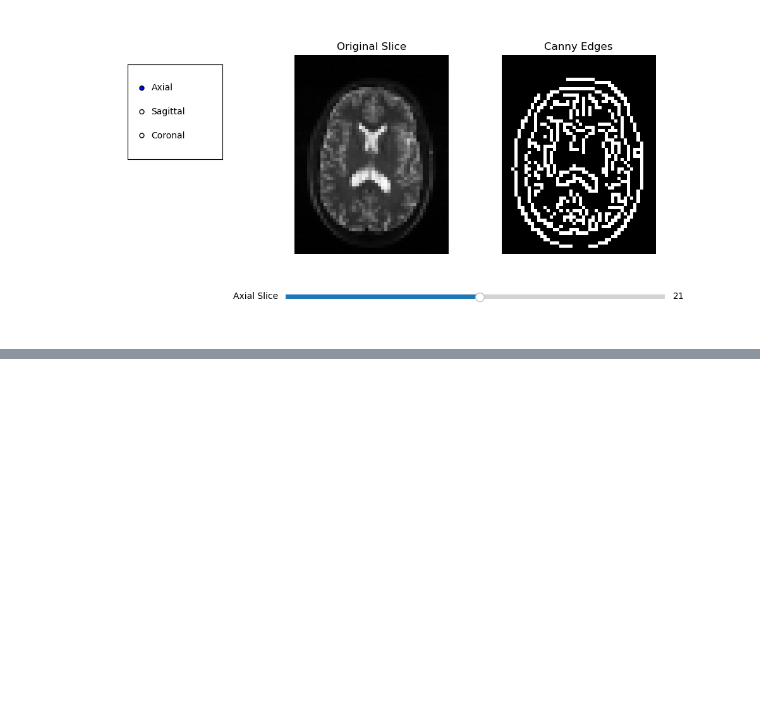
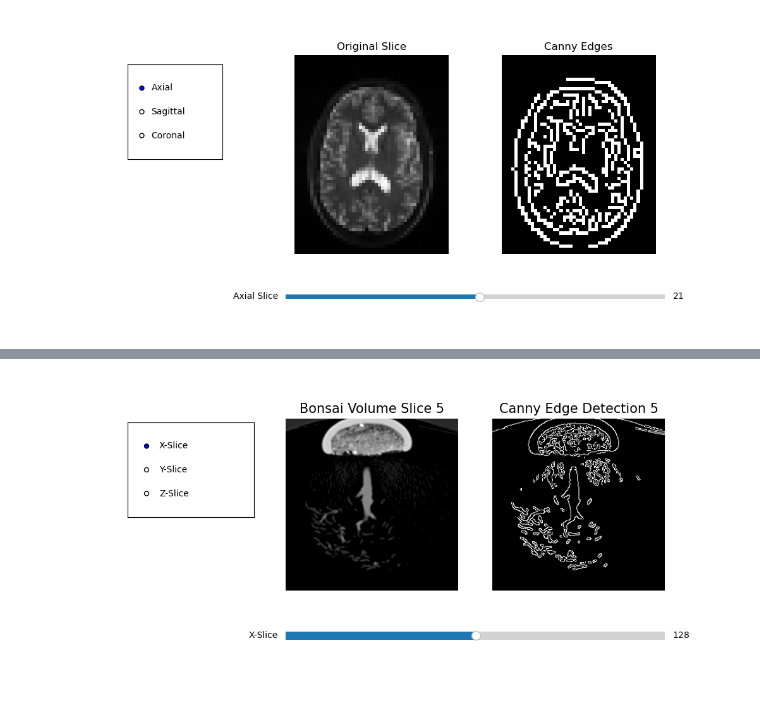
Before and after one commit to Bosser16/canny-edge, a Jupyter notebook: Canny-Edge-Slices.ipynb, the cells around one changed output, grey strips where cells are left out. Cells and saved outputs as stored; diff of their text form; code cells hidden in the pictures; blank space fills up the shorter version.

```diff
--- a/Canny-Edge-Slices.ipynb
+++ b/Canny-Edge-Slices.ipynb
@@ -284,0 +339,72 @@ Note: you may need to restart the kernel to use updated packages.
+# %%
+def load_volume5(filename5: str, shape5=(256, 256, 256), dtype=np.uint8) -> np.ndarray:
+    with open(filename5, 'rb') as f:
+        volume5 = np.fromfile(f, dtype=dtype).reshape(shape5)
+    return volume5
+
+def get_slice5(volume5: np.ndarray, axis5: int, index5: int) -> np.ndarray:
+    if axis5 == 0:
+        slice_2d5 = volume5[index5, :, :]
+    elif axis5 == 1:
+        slice_2d5 = volume5[:, index5, :]
+    elif axis5 == 2:
+        slice_2d5 = volume5[:, :, index5]
+    else:
+        raise ValueError("Axis must be 0, 1, or 2.")
+    return ((slice_2d5 - np.min(slice_2d5)) / np.ptp(slice_2d5) * 255).astype(np.uint8)
+
+def apply_canny5(img5: np.ndarray, low_thresh5=50, high_thresh5=150) -> np.ndarray:
+    return cv2.Canny(img5, low_thresh5, high_thresh5)
+
+filename5 = "bonsai_256x256x256_uint8.raw"
+shape5 = (256, 256, 256)
+volume5 = load_volume5(filename5, shape5)
+
+axis5 = 0
+slice_index5 = shape5[axis5] // 2
+
+fig5, (ax1_5, ax2_5) = plt.subplots(1, 2, figsize=(10, 5))
+plt.subplots_adjust(left=0.3, bottom=0.3)
+
+img5 = get_slice5(volume5, axis5, slice_index5)
+edges5 = apply_canny5(img5)
+
+im1_5 = ax1_5.imshow(img5, cmap='gray', aspect='equal')
+ax1_5.set_title("Bonsai Volume Slice 5", fontsize=15)
+ax1_5.axis("off")
+
+im2_5 = ax2_5.imshow(edges5, cmap='gray', aspect='equal')
+ax2_5.set_title("Canny Edge Detection 5", fontsize=15)
+ax2_5.axis("off")
+
+radio_ax5 = plt.axes([0.05, 0.55, 0.2, 0.3])
+radio5 = RadioButtons(radio_ax5, ('X-Slice', 'Y-Slice', 'Z-Slice'))
+
+slider_ax5 = plt.axes([0.3, 0.15, 0.6, 0.05], facecolor='lightgray')
+slider5 = Slider(slider_ax5, 'X-Slice',
+                 0, shape5[axis5] - 1, valinit=slice_index5, valstep=1)
+
+def update5(val5):
+    idx5 = int(slider5.val)
+    new_img5 = get_slice5(volume5, axis5, idx5)
+    new_edges5 = apply_canny5(new_img5)
+
+    im1_5.set_data(new_img5)
+    im2_5.set_data(new_edges5)
+    ax1_5.set_title(f"{['X-Slice', 'Y-Slice', 'Z-Slice'][axis5]} Slice {idx5}", fontsize=15)
+    fig5.canvas.draw_idle()
+
+def change_axis5(label5):
+    global axis5
+    axis5 = {'X-Slice': 0, 'Y-Slice': 1, 'Z-Slice': 2}[label5]
+    slider5.label.set_text(f'{label5} Slice')
+    slider5.valmax = shape5[axis5] - 1
+    slider5.ax.set_xlim(0, shape5[axis5] - 1)
+    slider5.set_val(shape5[axis5] // 2)
+
+slider5.on_changed(update5)
+radio5.on_clicked(change_axis5)
+
+plt.show()
+# %% [output]
+[figure, added]
```
Also changed, not shown: parts of 4 cells of this notebook, 2 other files.
